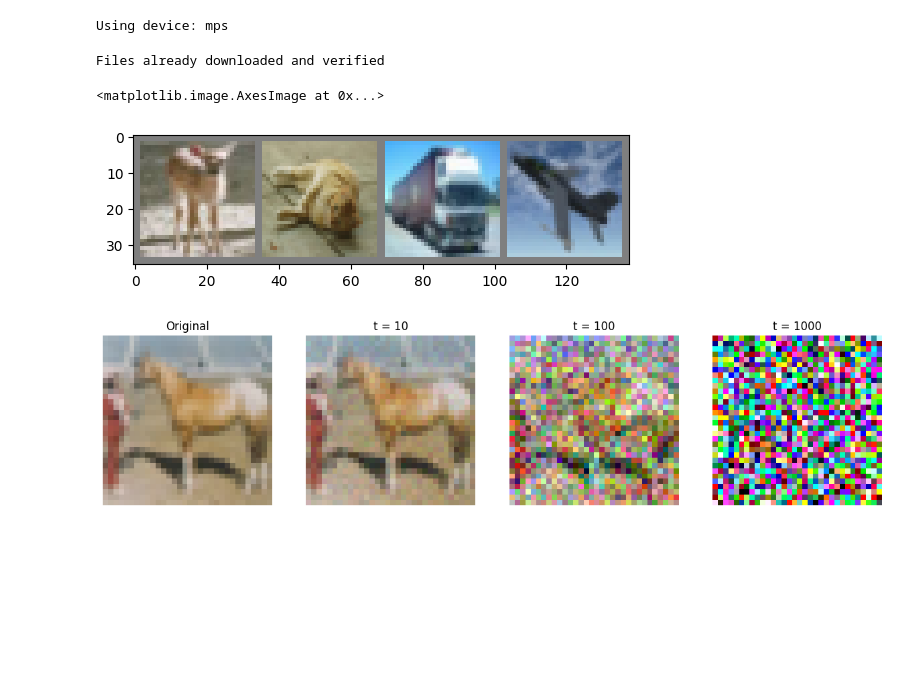
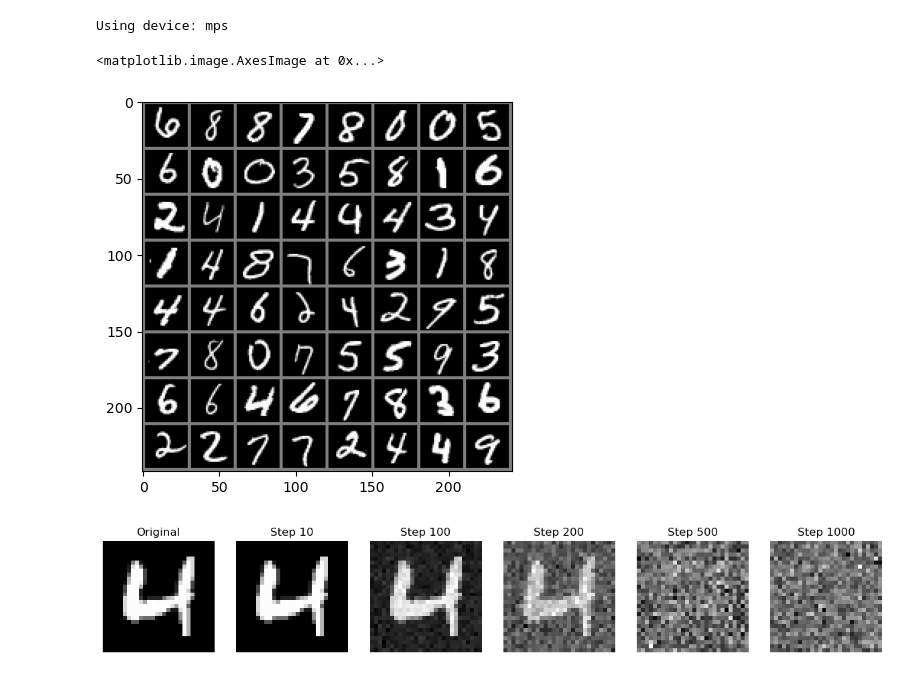
Before and after one commit to gregorysedykh/diffusion-models-in-depth, a Jupyter notebook: DMID.ipynb, the cells around one changed output. Saved outputs shown, nothing was run; the diff lists cells and outputs as text; code cells hidden in the pictures; blank space fills up the shorter version.

Commit message:
implemented simple DDPM for MNIST missing self-attention

```diff
--- a/DMID.ipynb
+++ b/DMID.ipynb
@@ -35,51 +31,31 @@ Using device: mps
 # %%
 torch.random.manual_seed(0)
 np.random.seed(0)
 
 transform = transforms.Compose([
     transforms.ToTensor(),
     transforms.Normalize((0.5,), (0.5,)),
 ])
 
-dataset = datasets.CIFAR10(
-    root="./data",
-    train=True,
-    transform=transform,
-    download=True,
-)
+# dataset = datasets.CIFAR10(root="data", download=True, transform=transform)
+dataset = datasets.MNIST(root="data", download=True, transform=transform)
 
-data_loader = DataLoader(dataset, batch_size=4, shuffle=True)
+
+data_loader = DataLoader(dataset, batch_size=64, shuffle=True)
 
 features, labels = next(iter(data_loader))
 img = torchvision.utils.make_grid(features)
 
 img = img.permute(1, 2, 0)
 img = img / 2 + 0.5
 plt.imshow(img)
 # %% [output]
-Files already downloaded and verified
+<matplotlib.image.AxesImage at 0x...>
-<matplotlib.image.AxesImage at 0x...>
-[figure, old version]
+[figure, new version]
 # %%
-beta_linear_schedule = np.linspace(10**(-4), 0.02, 1000)
-
-def forward(x_0, beta_schedule, t):
-
-    # Compute the alpha schedule
-    alpha_schedule = 1 - beta_schedule
-    alpha_prod = np.cumprod(alpha_schedule)
-
-    # Convert the input to a 1D numpy array
-    x_0_copy = x_0.clone().numpy().flatten()
-
-    # Compute the mean and std
-    mean = np.sqrt(alpha_prod[t]) * x_0_copy
-    std = (1 - alpha_prod[t]) * np.eye(x_0.numpy().size)
-
-    # Sample from the multivariate normal distribution and return a tensor
-    x_t = torch.from_numpy(np.random.multivariate_normal(mean, std)).reshape(x_0.shape)
-
-    return x_t
+unet = UNet.UNet(1).to(device)
+steps = torch.Tensor(1000).to(device)
+ddpm = DiffusionModel.DiffusionModel(steps, unet, device)
 
 def show_forward_process(x_0, steps: list):
 
@@ -87,24 +63,23 @@ def show_forward_process(x_0, steps: list):
     fig, ax = plt.subplots(1, len(steps) + 1, figsize=(15, 5))
 
     # Show the original image
-    ax[0].imshow((x_0[0].permute(1, 2, 0)) / 2 + 0.5)
+    ax[0].imshow((x_0[0].permute(1, 2, 0)) / 2 + 0.5, cmap="gray")
     ax[0].axis("off")
     ax[0].set_title("Original")
 
-    for i, t in enumerate(steps):
-        x_t = forward(x_0, beta_linear_schedule, t-1)
-        x_t = x_t[0].permute(1, 2, 0)
-        x_t = x_t / 2 + 0.5
-        x_t = np.clip(x_t, 0, 1)
+    # Show the forward process
+    for i, step in enumerate(steps):
+        x_0 = x_0.to(device)
+        x_t = ddpm.forward_process(x_0, step-1)
+        x_t = x_t.cpu().detach()
+        ax[i + 1].imshow((x_t[0].permute(1, 2, 0)) / 2 + 0.5, cmap="gray")
         ax[i + 1].axis("off")
-        ax[i + 1].imshow(x_t)
-        ax[i + 1].set_title(f"t = {t}")
-    plt.show()
+        ax[i + 1].set_title(f"Step {step}")
 
 # Pick a random image from the dataset
 img = (dataset[np.random.randint(0, len(dataset))][0]).unsqueeze(0)
 
 # Show the forward process
-show_forward_process(img, [10, 100, 1000])
+show_forward_process(img, [10, 100, 200, 500, 1000])
 # %% [output]
-[figure, old version]
+[figure, new version]
```
Also changed, not shown: parts of 2 cells of this notebook, 11 other files.
